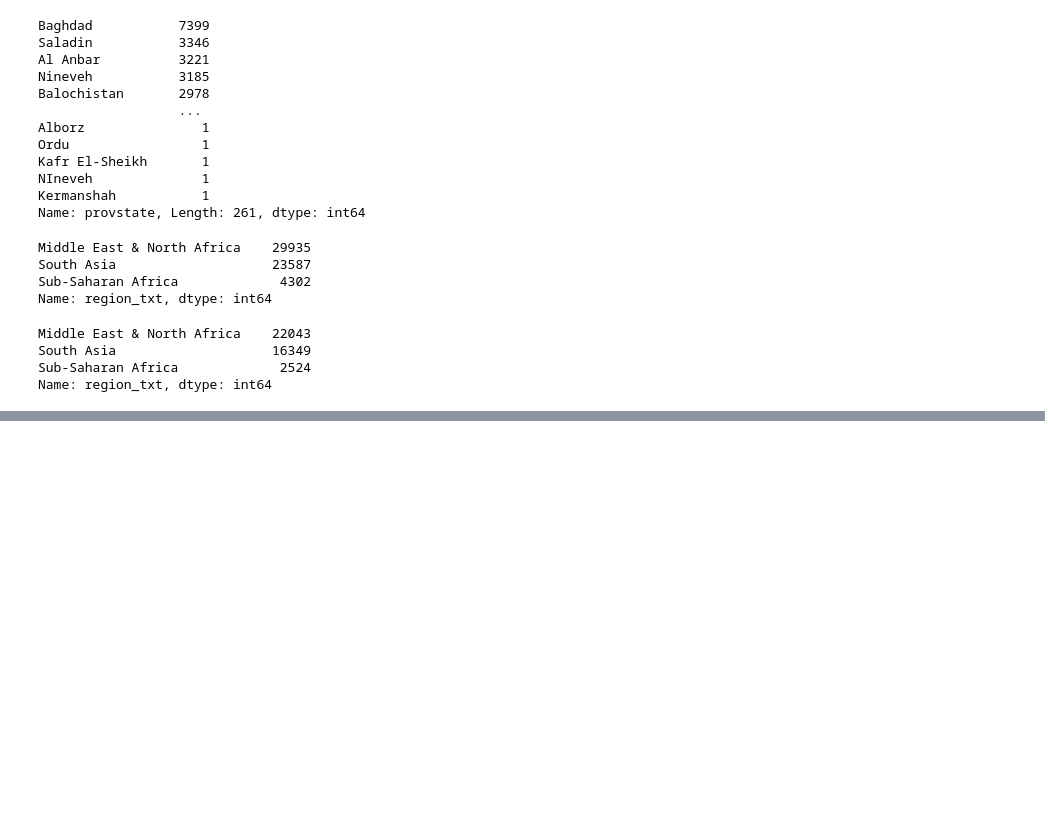
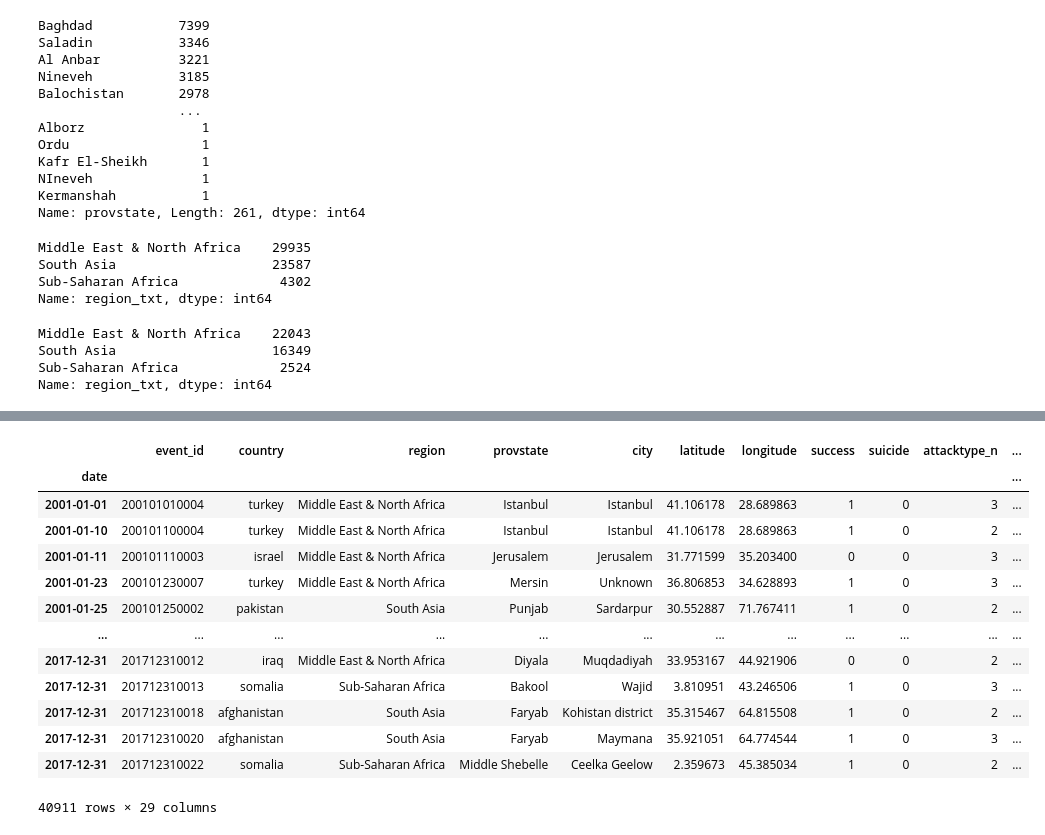
Before and after one commit to Predicting-Terrorism/predicting-terrorism, a Jupyter notebook: Deangelo Bowen/wrangle.ipynb, the cells around one changed output, grey strips where cells are left out. Saved outputs shown, nothing was run; the diff lists cells and outputs as text; code cells hidden in the pictures; blank space fills up the shorter version.

```diff
--- a/Deangelo Bowen/Untitled.ipynb
+++ b/Deangelo Bowen/wrangle.ipynb
@@ -182,8 +184,3 @@ Middle East & North Africa    22043
 South Asia                    16349
 Sub-Saharan Africa             2524
 Name: region_txt, dtype: int64
-# %%
-def get_perpetrator_df():
-    df = pd.read_csv('final_df.csv')
-    df = df.drop(columns={'Unnamed: 0', 'Unnamed: 0.1' })
-    df = pd.DataFrame(df.groupby('gname').filter(lambda x : len(x)>300))
@@ -189,0 +214,51 @@ def get_perpetrator_df():
+# %%
+def get_perpetrator_df():
+
+
+    #obtains data and sets to dataframe.
+    df = pd.read_csv('final_df.csv')
+    df = pd.DataFrame(df.groupby('gname').filter(lambda x : len(x)>300))
+
+    #renames columns
+    df = df.rename(columns={'eventid':'event_id', 'iyear':'year', 'imonth':'month', 'iday':'day',
+                    'country_txt':'country', 'region_txt':'region', 'attacktype1':'attacktype_n',
+                    'attacktype1_txt': 'attack_type', 'targtype1':'targtype_n','targtype1_txt':'targtype',
+                    'targsubtype1':'targsubtype_n', 'targsubtype1_txt':'targsubtype', 'corp':'target_id',
+                    'target1':'target_description', 'natlty1_txt':'nationality', 'weaptype1_txt':'weaptype',
+                    'weapsubtype1_txt':'weapdesc'})
+
+    # removes impossible dates
+    df = df[df.day != 0]
+
+    # create date-time
+    df['date'] = pd.to_datetime(df.year.astype(str) + '/' + df.month.astype(str) + '/' + df.day.astype(str))
+
+    # drops uneeeded columns
+    df = df.drop(columns={'Unnamed: 0', 'Unnamed: 0.1', 'year', 'month', 'day'})
+
+    # set index
+    df = df.set_index('date')
+
+    df = df.dropna()
+
+    return df
+# %%
+# test function
+test = get_perpetrator_df()
+# %%
+test
+# %% [output]
+|  | event_id | country | region | provstate | city | latitude | longitude | success | suicide | attacktype_n | ... |
+| date |  |  |  |  |  |  |  |  |  |  | ... |
+| 2001-01-01 | 200101010004 | turkey | Middle East & North Africa | Istanbul | Istanbul | 41.106178 | 28.689863 | 1 | 0 | 3 | ... |
+| 2001-01-10 | 200101100004 | turkey | Middle East & North Africa | Istanbul | Istanbul | 41.106178 | 28.689863 | 1 | 0 | 2 | ... |
+| 2001-01-11 | 200101110003 | israel | Middle East & North Africa | Jerusalem | Jerusalem | 31.771599 | 35.203400 | 0 | 0 | 3 | ... |
+| 2001-01-23 | 200101230007 | turkey | Middle East & North Africa | Mersin | Unknown | 36.806853 | 34.628893 | 1 | 0 | 3 | ... |
+| 2001-01-25 | 200101250002 | pakistan | South Asia | Punjab | Sardarpur | 30.552887 | 71.767411 | 1 | 0 | 2 | ... |
+| ... | ... | ... | ... | ... | ... | ... | ... | ... | ... | ... | ... |
+| 2017-12-31 | 201712310012 | iraq | Middle East & North Africa | Diyala | Muqdadiyah | 33.953167 | 44.921906 | 0 | 0 | 2 | ... |
+| 2017-12-31 | 201712310013 | somalia | Sub-Saharan Africa | Bakool | Wajid | 3.810951 | 43.246506 | 1 | 0 | 3 | ... |
+| 2017-12-31 | 201712310018 | afghanistan | South Asia | Faryab | Kohistan district | 35.315467 | 64.815508 | 1 | 0 | 2 | ... |
+| 2017-12-31 | 201712310020 | afghanistan | South Asia | Faryab | Maymana | 35.921051 | 64.774544 | 1 | 0 | 3 | ... |
+| 2017-12-31 | 201712310022 | somalia | Sub-Saharan Africa | Middle Shebelle | Ceelka Geelow | 2.359673 | 45.385034 | 1 | 0 | 2 | ... |
+40911 rows × 29 columns
```
Also changed, not shown: parts of 3 cells of this notebook, 1 other file.
